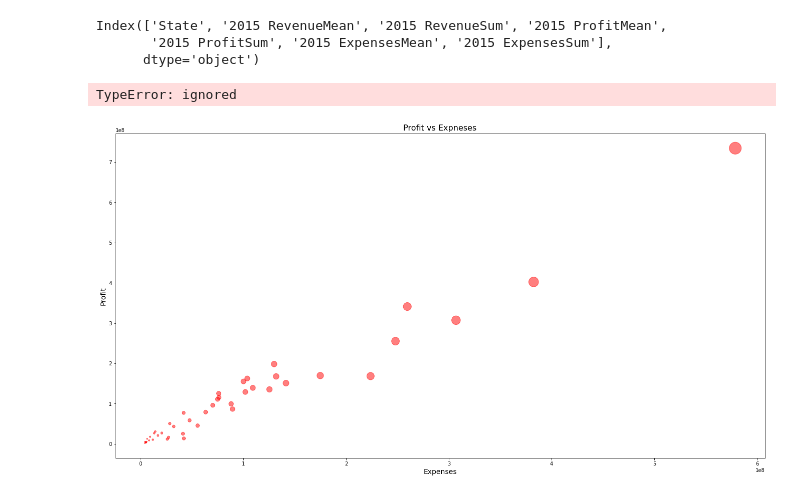
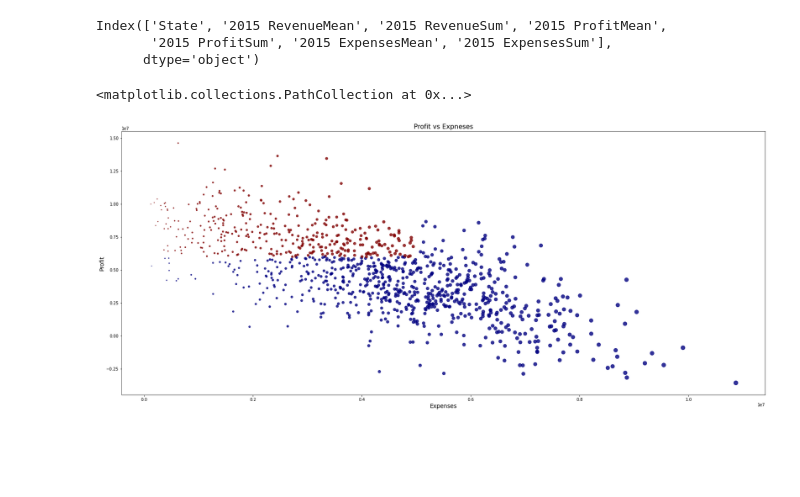
Before and after one commit to MrDataAnalyst/Sales-analysis, a Jupyter notebook: Startups.ipynb, the cells around one changed output. Saved outputs shown, nothing was run; the diff lists cells and outputs as text; code cells hidden in the pictures; blank space fills up the shorter version.

```diff
--- a/Startups.ipynb
+++ b/Startups.ipynb
@@ -246,17 +245,31 @@ aggre.rename(columns = {'2015 RevenueMean' : '2015_Revenue_Mean',
 ,inplace = True
 )
 # %%
-fig = plt.figure(figsize=(18,9))
+fig = plt.figure(figsize=(22,9))
 ax = fig.add_axes([0,0,1,1])
 
-x1 = aggre['2015_Expenses_Sum']
-x2 = aggre['2015_Profit_Sum']
+#x1 = aggre['2015_Expenses_Sum']
+#x2 = aggre['2015_Profit_Sum']
+
+#mask1 = Financials_2015['2015 Profit'] > 60000
+#mask2 = Financials_2015['2015 Expenses'] < 800000
+#Financials_2015[mask1&mask2]
+
+
+# x3 & x4 - Les't point out only startups with Prof. > 6 mln and Exp. < 5 mln
+
+x1  = Financials_2015['2015 Expenses']
+x2 = Financials_2015['2015 Profit']
+x3 = Financials_2015['2015 Profit'] > 6000000
+x4 = Financials_2015['2015 Expenses'] < 5000000
+
 
 plt.title('Profit vs Expneses', size = 16)
 plt.ylabel('Profit', size = 14)
 plt.xlabel('Expenses', size = 14)
-plt.scatter(x1, x2, s = x1/1000000, c = 'red', alpha = 0.5)
-plt.vlines()
+
+
+plt.scatter(x1, x2, s = x1/100000, c = [x3 & x4], alpha = 0.8, cmap='jet')
 # %% [output]
-TypeError: ignored
+<matplotlib.collections.PathCollection at 0x...>
-[figure, old version]
+[figure, new version]
```
Also changed, not shown: parts of 3 cells of this notebook.
